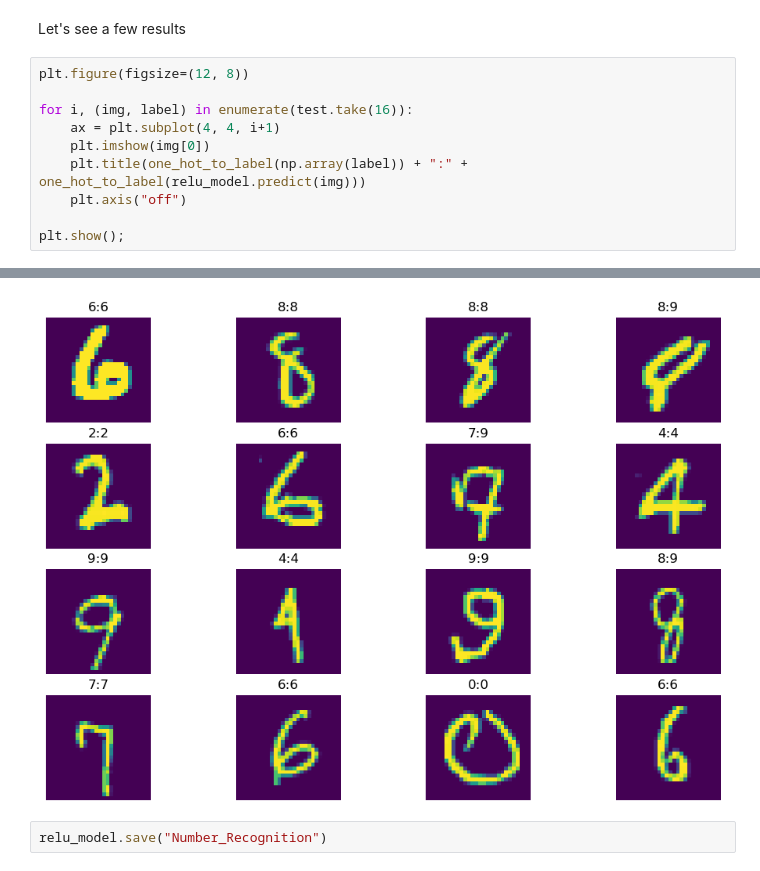
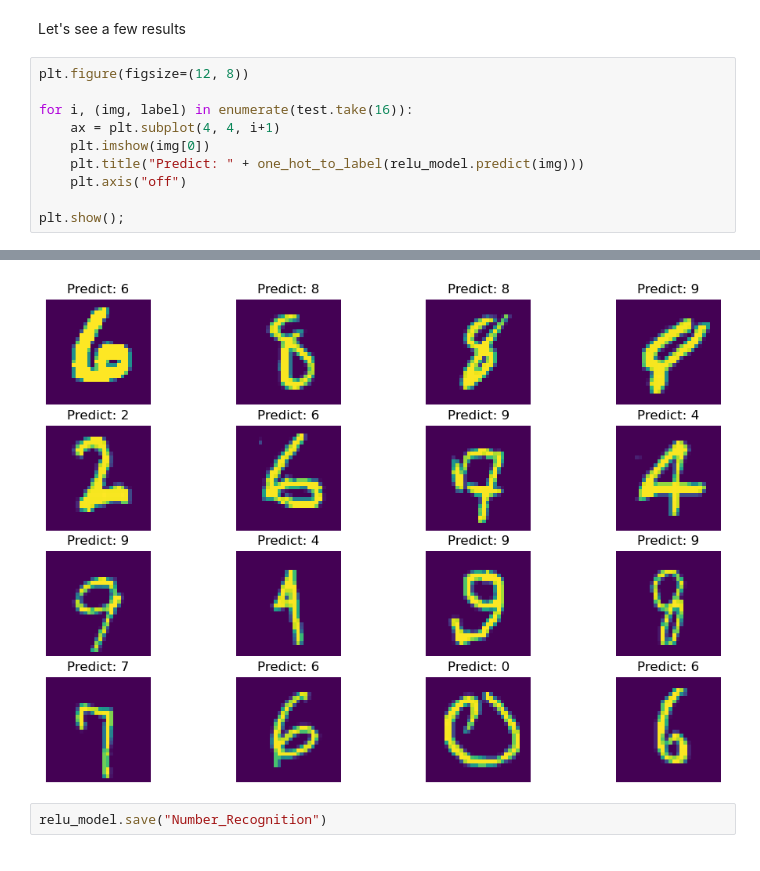
Before and after one commit to DangGiaChi/ML_Projects, a Jupyter notebook: Number_Recognition/Number_Recognition.ipynb, the cells around one changed output, grey strips where cells are left out. Drawn from its saved outputs; the diff is of its cells as text.

```diff
--- a/Number_Recognition/Number_Recognition.ipynb
+++ b/Number_Recognition/Number_Recognition.ipynb
@@ -244,7 +244,7 @@ plt.figure(figsize=(12, 8))
 for i, (img, label) in enumerate(test.take(16)):
     ax = plt.subplot(4, 4, i+1)
     plt.imshow(img[0])
-    plt.title(one_hot_to_label(np.array(label)) + ":" + one_hot_to_label(relu_model.predict(img)))
+    plt.title("Predict: " + one_hot_to_label(relu_model.predict(img)))
     plt.axis("off")
 
 plt.show();
@@ -268,4 +268,4 @@ plt.show();
-[figure, old version]
+[figure, new version]
 # %%
 relu_model.save("Number_Recognition")
 # %% [output]
```
Also changed, not shown: parts of 1 cell of this notebook, 2 other files.
